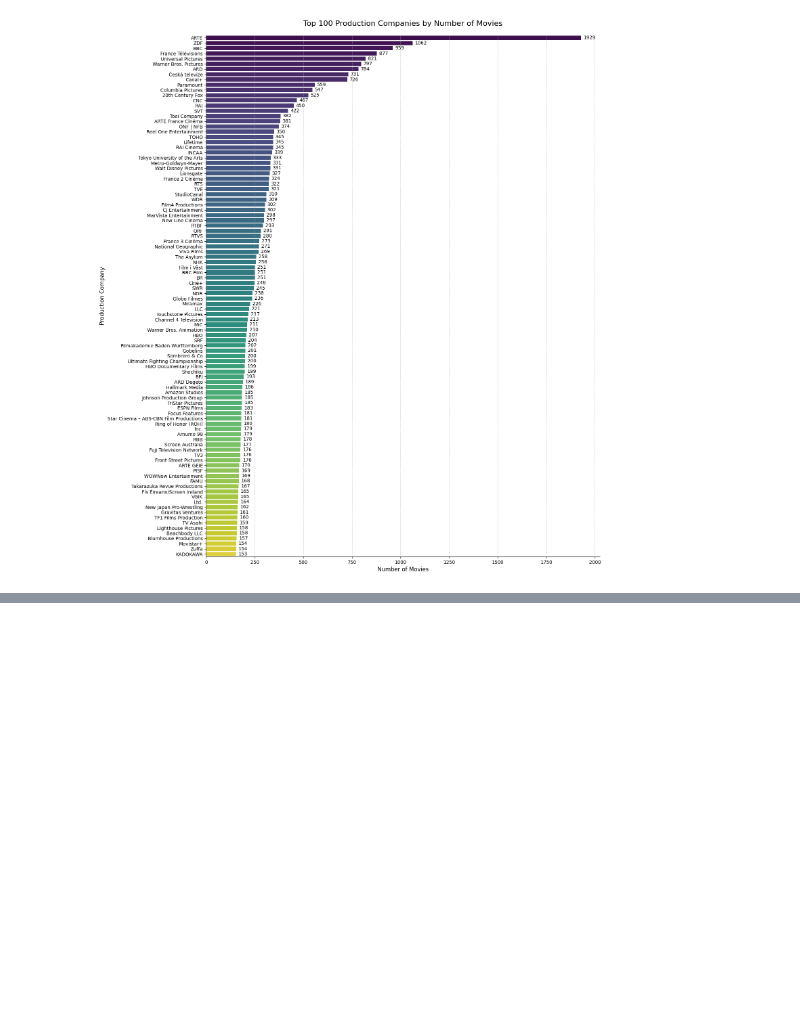
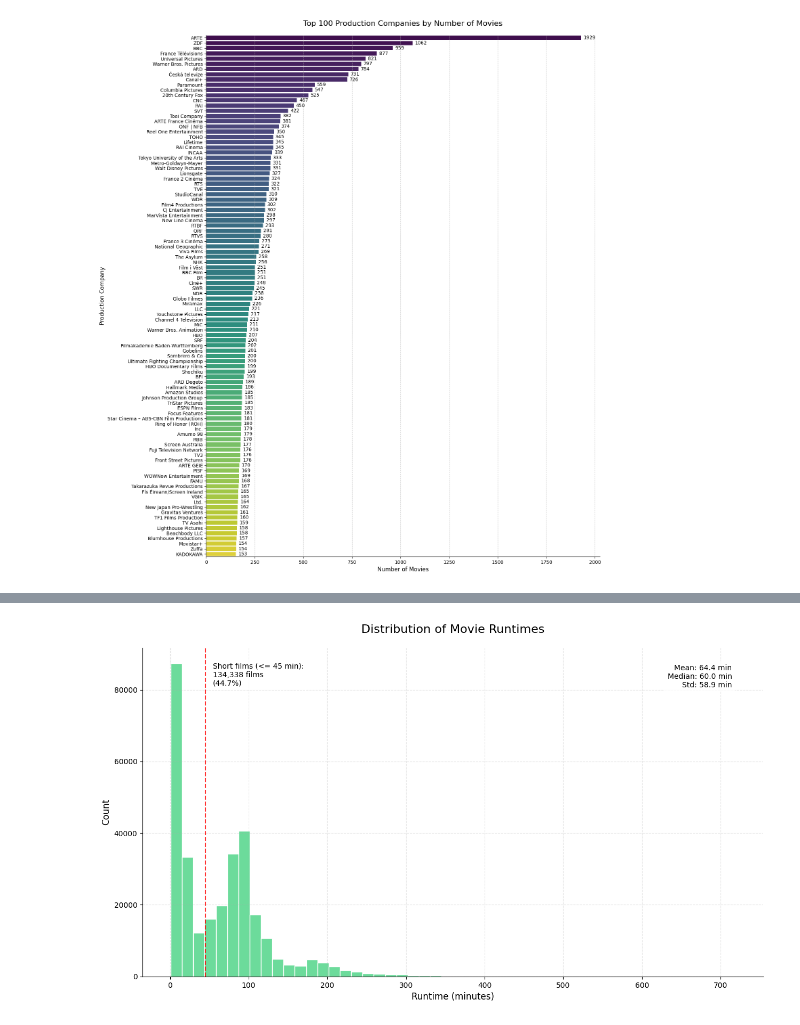
Before and after one commit to epfl-ada/ada-2024-project-databand, a Jupyter notebook: data_overview_CM.ipynb, the cells around one changed output, grey strips where cells are left out. Cells and saved outputs as stored; diff of their text form; code cells hidden in the pictures; blank space fills up the shorter version.

```diff
--- a/data_overview_CM.ipynb
+++ b/data_overview_CM.ipynb
@@ -206,0 +174,62 @@ ValueError: x and y must have same first dimension, but have shapes (718,) and (
+# %%
+# Create figure with larger size
+plt.figure(figsize=(15, 8))
+
+# Create histogram with better styling
+sns.histplot(
+    data=df_combined[df_combined['runtime'] > 0],  # Filter out 0 values
+    x='runtime',
+    bins=50,
+    color='#2ecc71',
+    alpha=0.7,
+    edgecolor='white'
+)
+
+# Add vertical line at 45 minutes
+plt.axvline(x=45, color='red', linestyle='--', alpha=0.8)
+
+# Calculate statistics
+runtime_stats = df_combined[df_combined['runtime'] > 0]['runtime'].describe()
+short_films_count = len(df_combined[(df_combined['runtime'] > 0) & (df_combined['runtime'] <= 45)])
+total_films = len(df_combined[df_combined['runtime'] > 0])
+short_films_percent = (short_films_count / total_films) * 100
+
+# Add statistical annotations
+stats_text = (f"Mean: {runtime_stats['mean']:.1f} min\n"
+             f"Median: {runtime_stats['50%']:.1f} min\n"
+             f"Std: {runtime_stats['std']:.1f} min")
+
+# Add short films annotation
+short_films_text = f"Short films (<= 45 min):\n{short_films_count:,} films\n({short_films_percent:.1f}%)"
+
+plt.annotate(stats_text,
+            xy=(0.95, 0.95),
+            xycoords='axes fraction',
+            bbox=dict(facecolor='white', edgecolor='none', alpha=0.8),
+            ha='right',
+            va='top')
+
+plt.annotate(short_films_text,
+            xy=(45, plt.gca().get_ylim()[1]),
+            xytext=(10, -20),
+            textcoords='offset points',
+            bbox=dict(facecolor='white', edgecolor='none', alpha=0.8),
+            ha='left',
+            va='top')
+
+# Customize the plot
+plt.title('Distribution of Movie Runtimes',
+          fontsize=16,
+          pad=20)
+plt.xlabel('Runtime (minutes)', fontsize=12)
+plt.ylabel('Count', fontsize=12)
+
+# Add grid for better readability
+plt.grid(True, linestyle='--', alpha=0.3)
+
+# Remove top and right spines
+sns.despine()
+
+plt.show()
+# %% [output]
+[figure, added]
```
Also changed, not shown: parts of 4 cells of this notebook.
